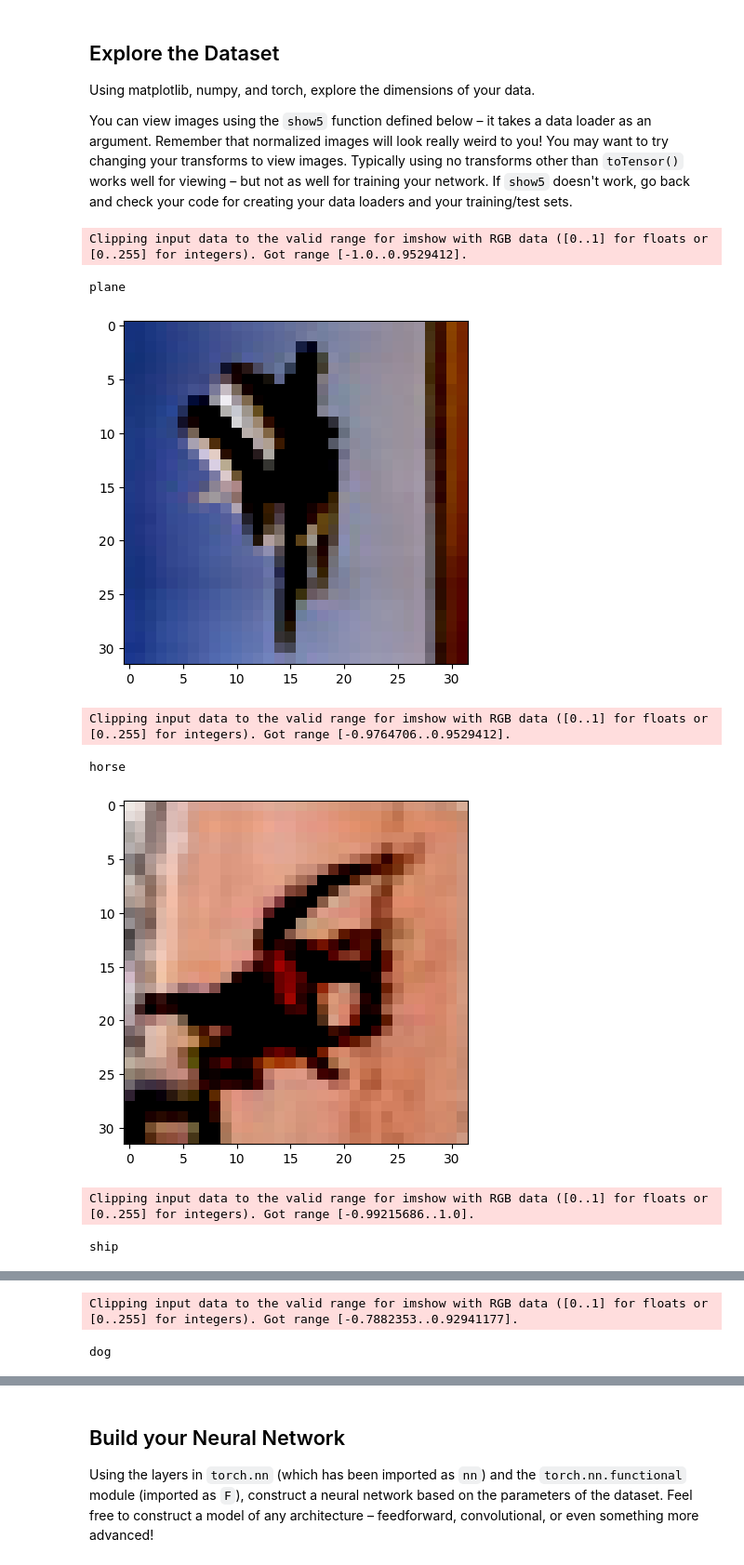
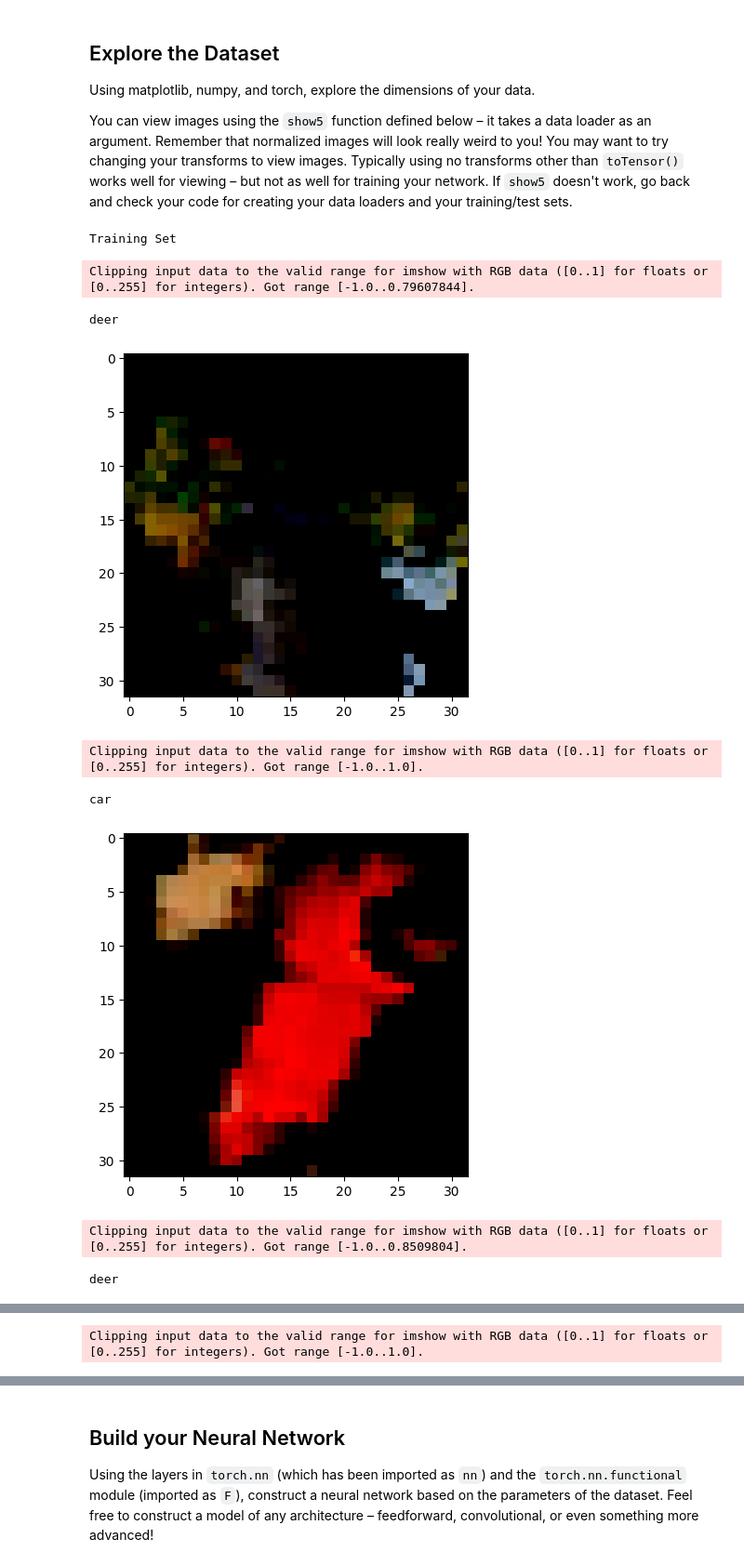
Before and after one commit to infil00p/cifar-10-image-classifier, a Jupyter notebook: CIFAR-10_Image_Classifier-STARTER.ipynb, the cells around one changed output, grey strips where cells are left out. Shown at 93% size. Cells and saved outputs as stored; diff of their text form; code cells hidden in the pictures.

Commit message:
Updating with better training transforms and segmenting training into train and validation sets

```diff
--- a/CIFAR-10_Image_Classifier-STARTER.ipynb
+++ b/CIFAR-10_Image_Classifier-STARTER.ipynb
@@ -40,20 +40,31 @@ Make sure to specify `download=True`!
 
 Once your dataset is created, you'll also need to define a `DataLoader` from the `torch.utils.data` module for both the train and the test set.
 # %%
-# Define transforms
-transform = transforms.Compose(
-    [transforms.ToTensor(),
-     transforms.Normalize((0.5, 0.5, 0.5), (0.5, 0.5, 0.5))])
+# This does mean the training set and the validation set have the same transform, will that be bad?
+train_transforms = transforms.Compose([transforms.RandomRotation(30),
+                                       transforms.RandomHorizontalFlip(),
+                                       transforms.ToTensor(),
+                                       transforms.Normalize((0.5, 0.5, 0.5), (0.5, 0.5, 0.5))])
 
-batch_size=100
+test_transforms = transforms.Compose([transforms.ToTensor(),
+                                      transforms.Normalize((0.5, 0.5, 0.5), (0.5, 0.5, 0.5))])
 
-trainset = torchvision.datasets.CIFAR10(root='./data', train=True,
-                                        download=True, transform=transform)
+batch_size=200
+
+testset = torchvision.datasets.CIFAR10(root='./data', train=False,
+                                       download=True, transform=test_transforms)
+
+fulltrainset = torchvision.datasets.CIFAR10(root='./data', train=True,
+                                        download=True, transform=train_transforms)
+
+trainset, validset = torch.utils.data.random_split(fulltrainset, [45000, 5000])
+
 trainloader = torch.utils.data.DataLoader(trainset, batch_size=batch_size,
                                           shuffle=True, num_workers=2)
 
-testset = torchvision.datasets.CIFAR10(root='./data', train=False,
-                                       download=True, transform=transform)
+validloader = torch.utils.data.DataLoader(validset, batch_size=batch_size,
+                                          shuffle=True, num_workers=2)
+
 
 testloader = torch.utils.data.DataLoader(testset, batch_size=batch_size,
                                          shuffle=False, num_workers=2)
@@ -86,18 +97,27 @@ def show5(img_loader):
         plt.show()
 # %%
 # Explore data
+print("Training Set")
 show5(trainloader)
 
+print("Validation Set")
+show5(validloader)
+
+print("Test Set")
+show5(testloader)
+
+print("Shape info, needed to figure out the next step")
 dataiter = iter(trainloader)
 batch = next(dataiter)
 image = batch[0][0]
 image.size()
 # %% [output]
-Clipping input data to the valid range for imshow with RGB data ([0..1] for floats or [0..255] for integers). Got range [-1.0..0.9529412].
+Training Set
-plane
+Clipping input data to the valid range for imshow with RGB data ([0..1] for floats or [0..255] for integers). Got range [-1.0..0.79607844].
+deer
-[figure, old version]
+[figure, new version]
-Clipping input data to the valid range for imshow with RGB data ([0..1] for floats or [0..255] for integers). Got range [-0.9764706..0.9529412].
-horse
+Clipping input data to the valid range for imshow with RGB data ([0..1] for floats or [0..255] for integers). Got range [-1.0..1.0].
+car
-[figure, old version]
+[figure, new version]
-Clipping input data to the valid range for imshow with RGB data ([0..1] for floats or [0..255] for integers). Got range [-0.99215686..1.0].
-ship
+Clipping input data to the valid range for imshow with RGB data ([0..1] for floats or [0..255] for integers). Got range [-1.0..0.8509804].
+deer
@@ -105,2 +125 @@ ship
-Clipping input data to the valid range for imshow with RGB data ([0..1] for floats or [0..255] for integers). Got range [-0.7882353..0.92941177].
-dog
+Clipping input data to the valid range for imshow with RGB data ([0..1] for floats or [0..255] for integers). Got range [-1.0..1.0].
```
Also changed, not shown: parts of 5 cells of this notebook.
